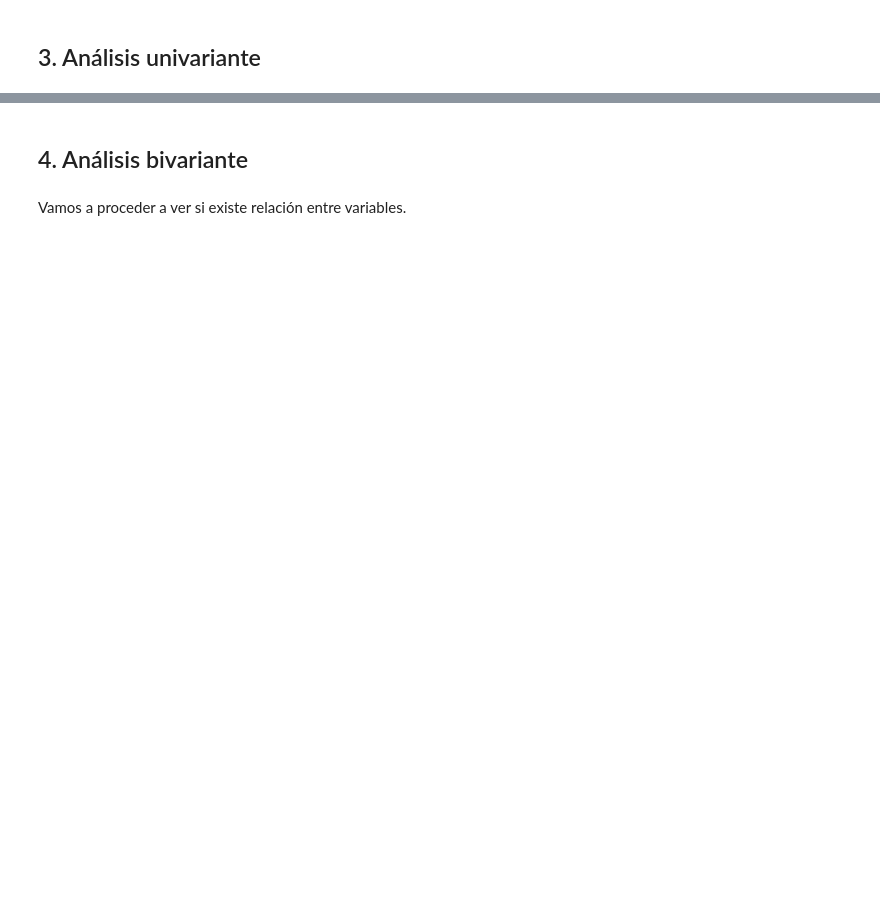
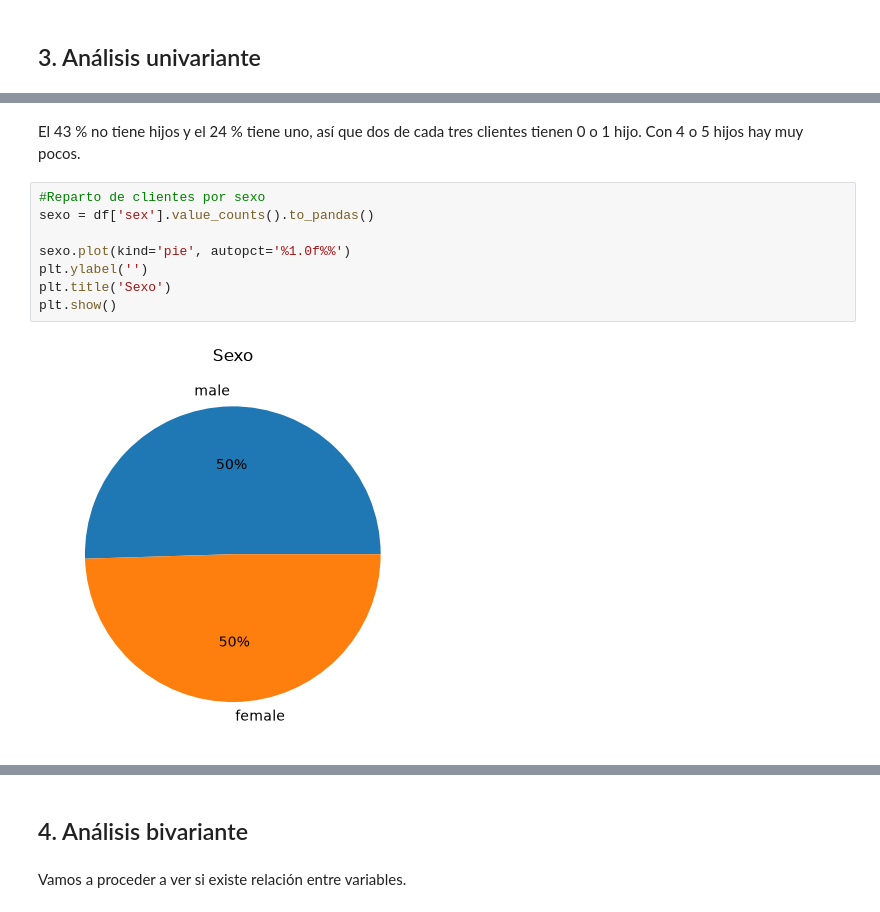
Before and after one commit to fernanditomartinez85/INSURANCE, a Jupyter notebook: Practica_final_pyspark_Fer_mez_FINAL.ipynb, the cells around one changed output, grey strips where cells are left out. Drawn from its saved outputs; the diff is of its cells as text; blank space fills up the shorter version.

```diff
--- a/Practica_final_pyspark_Fer_mez_FINAL.ipynb
+++ b/Practica_final_pyspark_Fer_mez_FINAL.ipynb
@@ -158,0 +173,12 @@ Los asegurados en su mayoría están muy repartidos en cuanto a las regiones.
+# %% [markdown]
+El 43 % no tiene hijos y el 24 % tiene uno, así que dos de cada tres clientes tienen 0 o 1 hijo. Con 4 o 5 hijos hay muy pocos.
+# %%
+#Reparto de clientes por sexo
+sexo = df['sex'].value_counts().to_pandas()
+
+sexo.plot(kind='pie', autopct='%1.0f%%')
+plt.ylabel('')
+plt.title('Sexo')
+plt.show()
+# %% [output]
+[figure, added]
```
Also changed, not shown: parts of 149 cells of this notebook, 1 other file.
